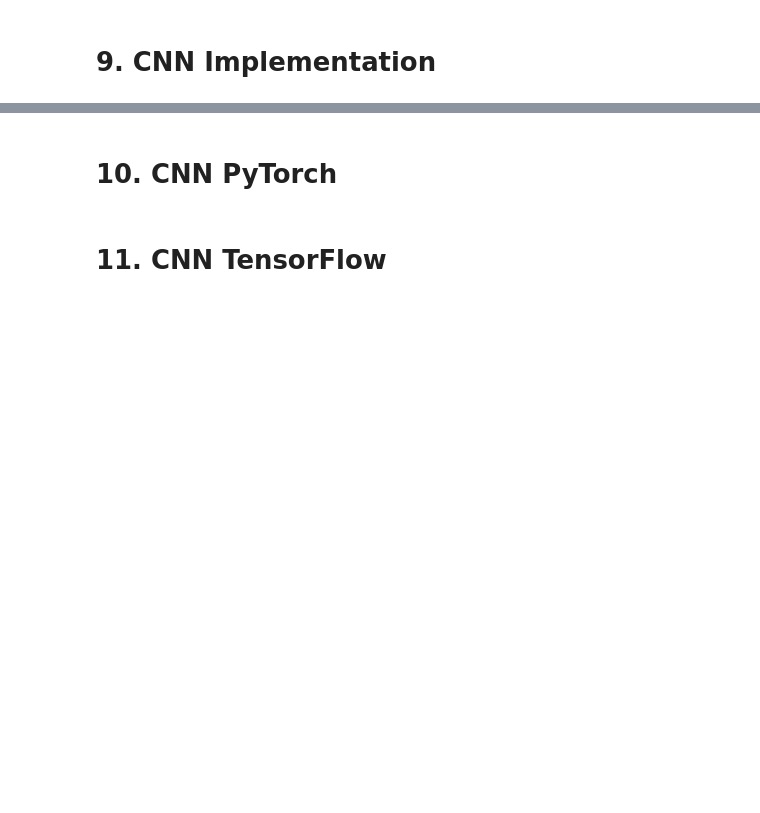
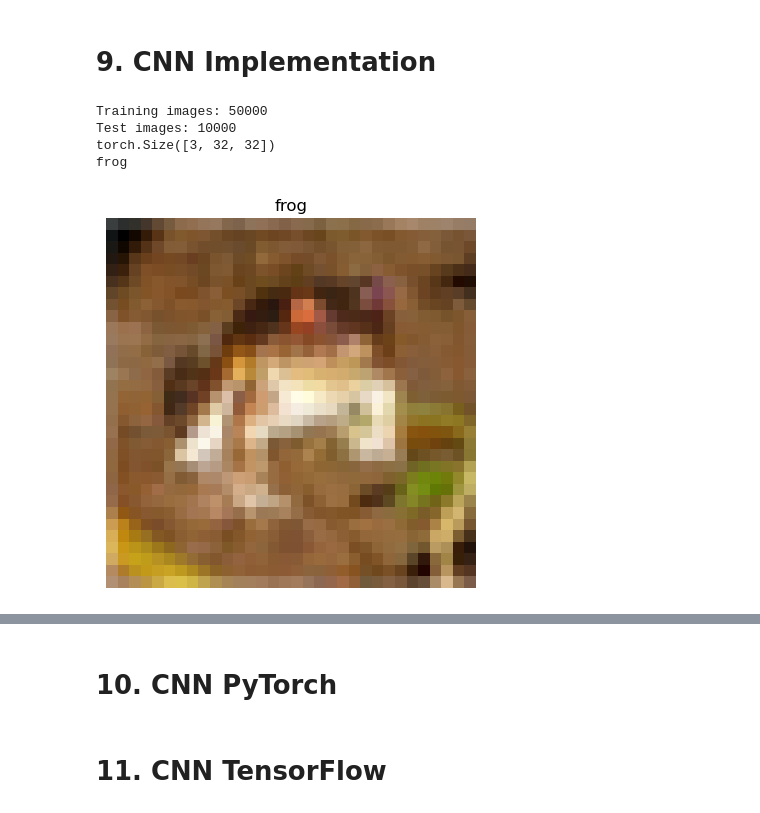
Before and after one commit to jci02/Machine-Learning-Theory, a Jupyter notebook: 1.Supervised Learning/Convolutional Neural Networks/CNN.ipynb, the cells around one changed output, grey strips where cells are left out. Drawn from its saved outputs; the diff is of its cells as text; code cells hidden in the pictures; blank space fills up the shorter version.

```diff
--- a/1.Supervised Learning/Convolutional Neural Networks/CNN.ipynb
+++ b/1.Supervised Learning/Convolutional Neural Networks/CNN.ipynb
@@ -1213,3 +1216,46 @@ weights of the neuron
 <a class="anchor" id="impl"></a>
 
 # 9. CNN Implementation
+# %%
+# Transform: convert images to PyTorch tensors
+transform = transforms.ToTensor()
+
+# Training dataset
+trainset = torchvision.datasets.CIFAR10(root="./data",train=True,download=True,transform=transform)
+
+# Test dataset
+testset = torchvision.datasets.CIFAR10(root="./data",train=False,download=True,transform=transform)
+
+# Data loaders
+trainloader = torch.utils.data.DataLoader(trainset,batch_size=64,shuffle=True)
+
+testloader = torch.utils.data.DataLoader(testset,batch_size=64,shuffle=False)
+
+print(f"Training images: {len(trainset)}")
+print(f"Test images: {len(testset)}")
+
+# CIFAR-10 class names
+classes = ("airplane", "automobile", "bird", "cat", "deer","dog", "frog", "horse", "ship", "truck")
+
+image, label = trainset[0]
+print(image.shape) # torch.Size([3, 32, 32])
+print(classes[label])
+
+
+# Get one image
+image, label = trainset[0]
+
+# Convert from (C, H, W) to (H, W, C)
+image = image.permute(1, 2, 0)
+
+# Plot
+plt.imshow(image)
+plt.title(classes[label])
+plt.axis("off")
+plt.show()
+# %% [output]
+Training images: 50000
+Test images: 10000
+torch.Size([3, 32, 32])
+frog
+[figure, added]
```
Also changed, not shown: parts of 6 cells of this notebook, 8 other files.
